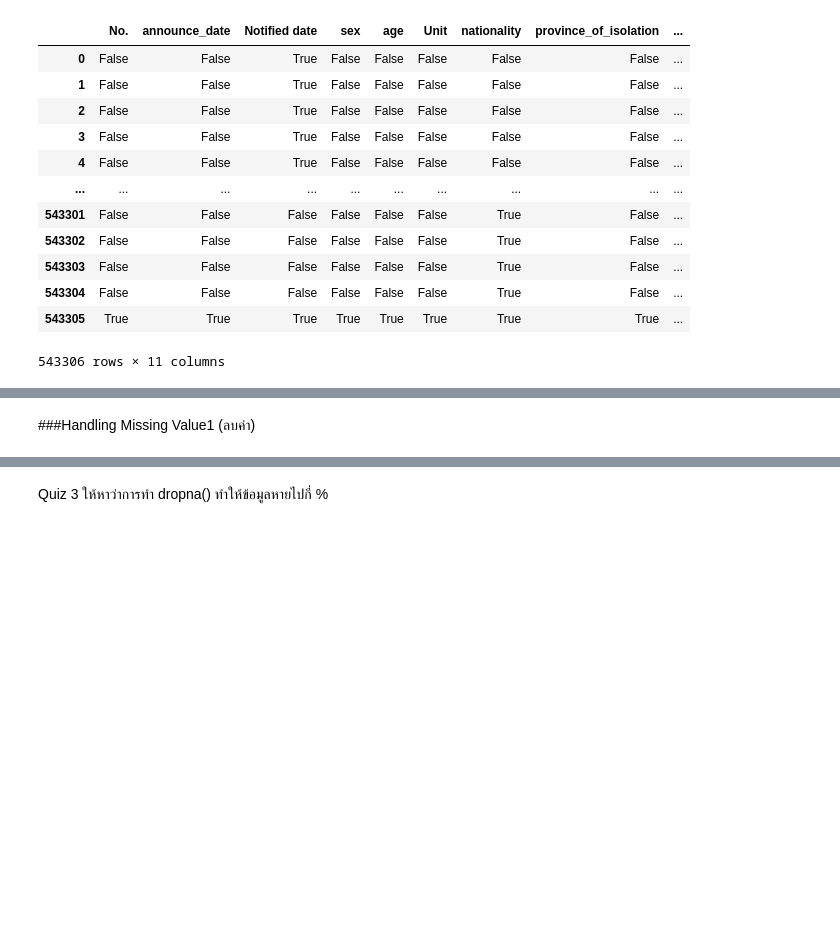
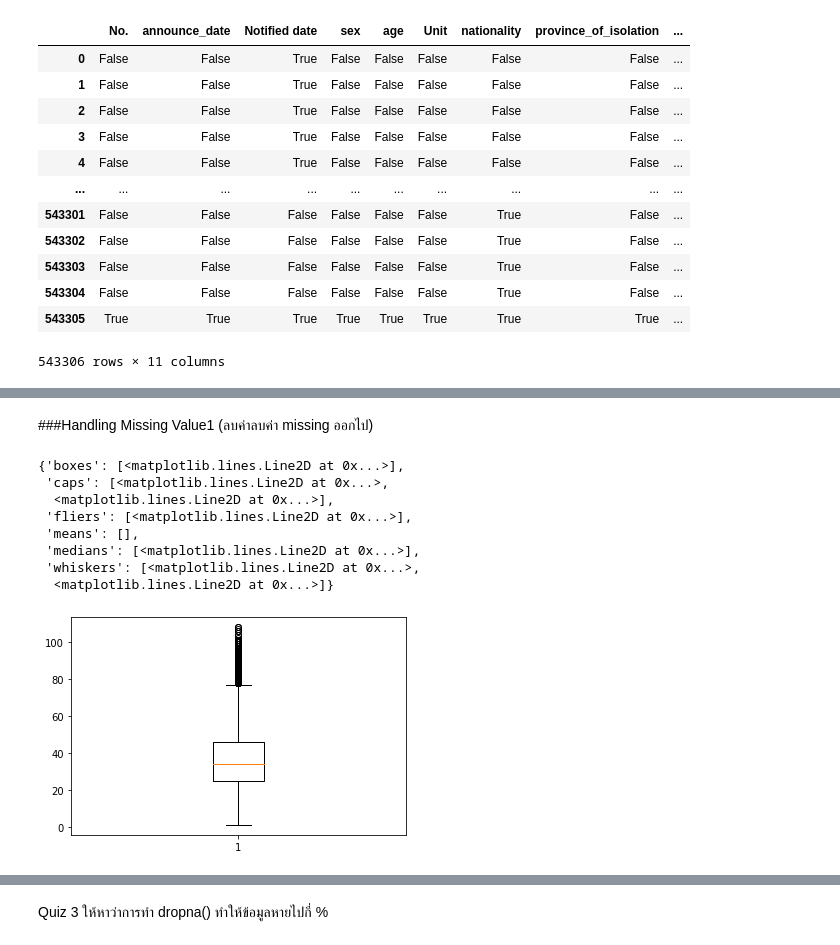
Before and after one commit to team0243/DWDM21, a Jupyter notebook: Data103(Chapter3).ipynb, the cells around one changed output, grey strips where cells are left out. Cells and saved outputs as stored; diff of their text form; code cells hidden in the pictures; blank space fills up the shorter version.

```diff
--- a/Data103(Chapter3).ipynb
+++ b/Data103(Chapter3).ipynb
@@ -114,2 +154,14 @@ data_cases
 # %% [markdown]
-###Handling Missing Value1 (ลบค่า)
+###Handling Missing Value1 (ลบค่าลบค่า missing ออกไป)
+# %%
+plt.boxplot(data_cases['age'].dropna()) #.dropna ช่วยลบค่า missing ออก
+# %% [output]
+{'boxes': [<matplotlib.lines.Line2D at 0x...>],
+ 'caps': [<matplotlib.lines.Line2D at 0x...>,
+  <matplotlib.lines.Line2D at 0x...>],
+ 'fliers': [<matplotlib.lines.Line2D at 0x...>],
+ 'means': [],
+ 'medians': [<matplotlib.lines.Line2D at 0x...>],
+ 'whiskers': [<matplotlib.lines.Line2D at 0x...>,
+  <matplotlib.lines.Line2D at 0x...>]}
+[figure, added]
```
Also changed, not shown: parts of 21 cells of this notebook.
